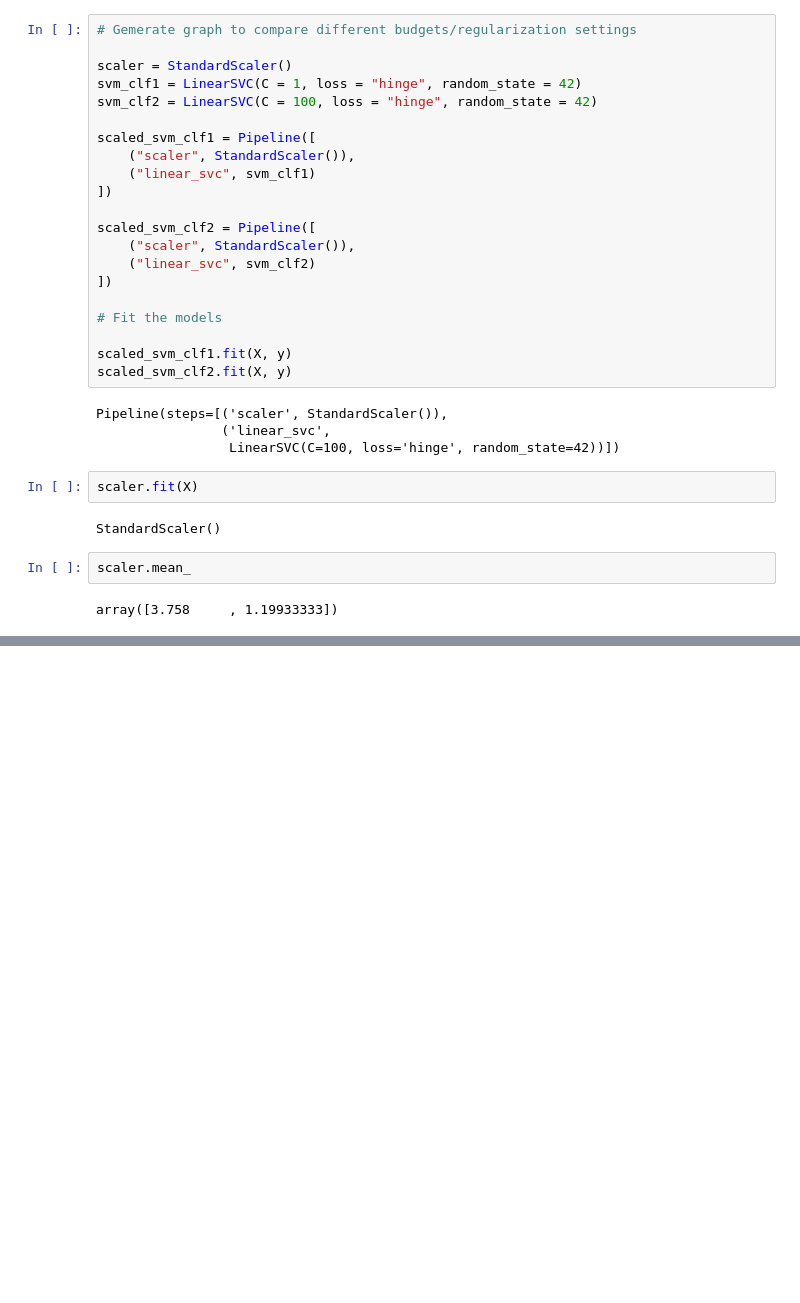
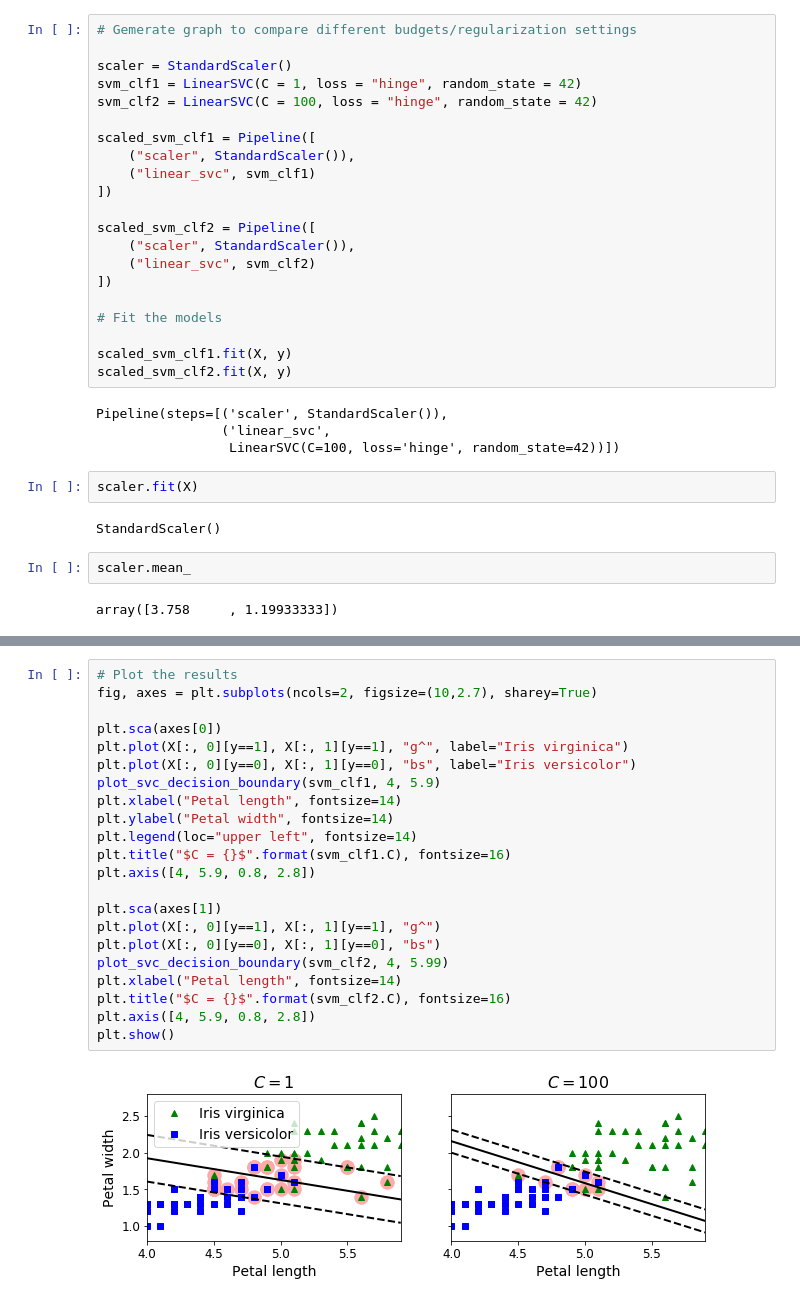
Before and after one commit to rschmidt347/python_ML, a Jupyter notebook: 05_svm.ipynb, the cells around one changed output, grey strips where cells are left out. Cells and saved outputs as stored; diff of their text form; blank space fills up the shorter version.

```diff
--- a/05_svm.ipynb
+++ b/05_svm.ipynb
@@ -298,0 +297,24 @@ AttributeError: 'StandardScaler' object has no attribute 'mean_'
+# %%
+# Plot the results
+fig, axes = plt.subplots(ncols=2, figsize=(10,2.7), sharey=True)
+
+plt.sca(axes[0])
+plt.plot(X[:, 0][y==1], X[:, 1][y==1], "g^", label="Iris virginica")
+plt.plot(X[:, 0][y==0], X[:, 1][y==0], "bs", label="Iris versicolor")
+plot_svc_decision_boundary(svm_clf1, 4, 5.9)
+plt.xlabel("Petal length", fontsize=14)
+plt.ylabel("Petal width", fontsize=14)
+plt.legend(loc="upper left", fontsize=14)
+plt.title("$C = {}$".format(svm_clf1.C), fontsize=16)
+plt.axis([4, 5.9, 0.8, 2.8])
+
+plt.sca(axes[1])
+plt.plot(X[:, 0][y==1], X[:, 1][y==1], "g^")
+plt.plot(X[:, 0][y==0], X[:, 1][y==0], "bs")
+plot_svc_decision_boundary(svm_clf2, 4, 5.99)
+plt.xlabel("Petal length", fontsize=14)
+plt.title("$C = {}$".format(svm_clf2.C), fontsize=16)
+plt.axis([4, 5.9, 0.8, 2.8])
+plt.show()
+# %% [output]
+[figure, added]
```
Also changed, not shown: parts of 13 cells of this notebook.
